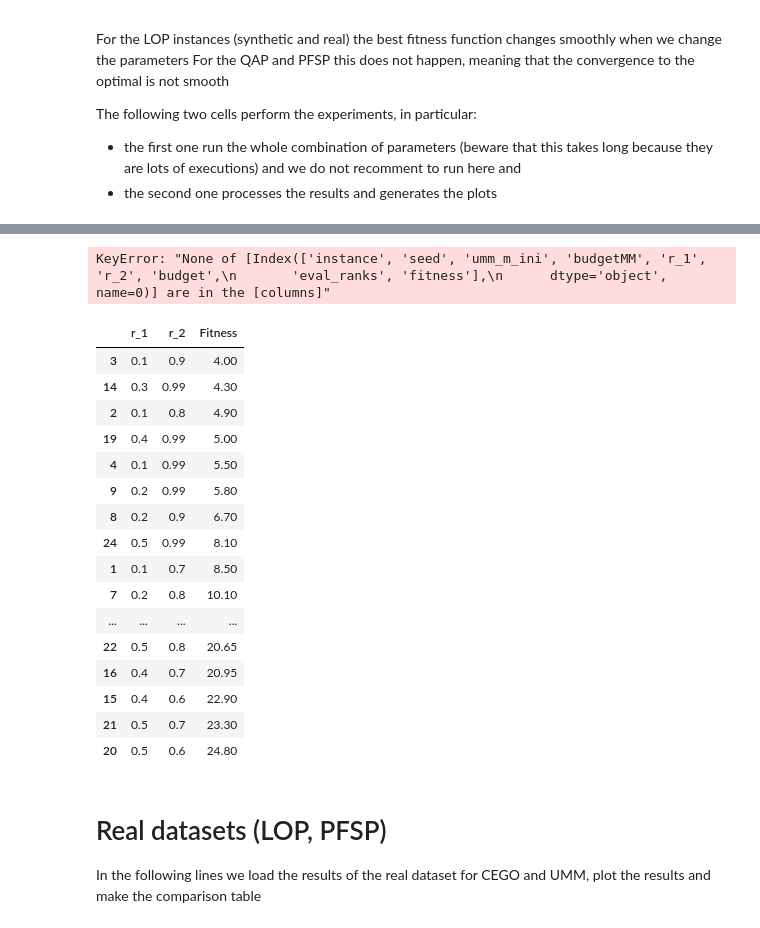
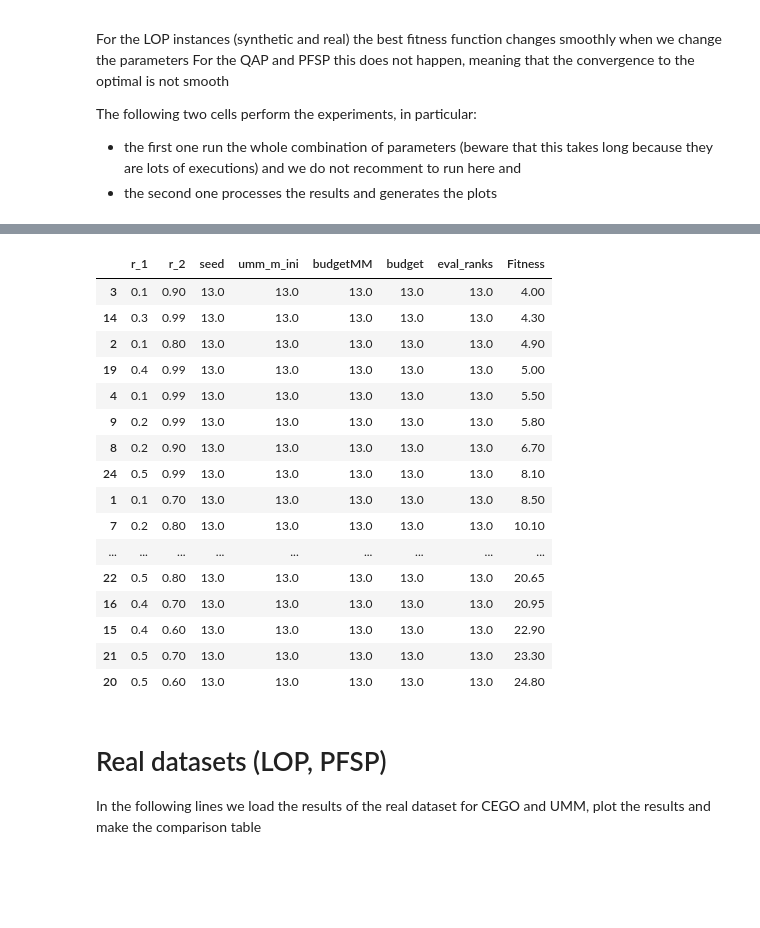
Before and after one commit to ekhiru/BB_optim, a Jupyter notebook: 2-An intro to UMM.ipynb, the cells around one changed output, grey strips where cells are left out. Saved outputs shown, nothing was run; the diff lists cells and outputs as text; code cells hidden in the pictures; blank space fills up the shorter version.

```diff
--- a/2-An intro to UMM.ipynb
+++ b/2-An intro to UMM.ipynb
@@ -88,45 +71,28 @@ ValueError: zero-size array to reduction operation minimum which has no identity
-# %%
-df = pd.read_csv('results/m400-er0/tuning.csv', header=None, sep=',')
-df = df[0].str.split(',', expand=True)
-df.columns = df.iloc[0]
-df = df[1:]
-df = df[[  'instance',       'seed',  'umm_m_ini',   'budgetMM',        'r_1', 'r_2',     'budget', 'eval_ranks',    'fitness']]
-df['Fitness'] = df['fitness'].astype(float)
-df = df.drop('fitness',axis=1)
-for insta in ['lop/IO/N-t59d11xx', 'lop/SGB/N-sgb75.02', 'pfsp/rec13.txt','pfsp/rec19.txt' ]: #df.instance.drop_duplicates():
-  print(insta)
-  aux = df[df.instance==insta]
-  sns.heatmap(aux.pivot_table(index='r_1', columns='r_2', values='Fitness'), cmap="viridis")
-  plt.tight_layout()
-  plt.xlabel(r'$r_2$')
-  plt.ylabel(r'$r_1$')
-  plt.savefig('img/heatmap_' + insta.replace('/','_').replace('.','_') + '.pdf')
-  plt.show()
-# %% [output]
-KeyError: "None of [Index(['instance', 'seed', 'umm_m_ini', 'budgetMM', 'r_1', 'r_2', 'budget',\n       'eval_ranks', 'fitness'],\n      dtype='object', name=0)] are in the [columns]"
+# %%
+df = df[['instance', 'seed', 'umm_m_ini', 'budgetMM', 'r_1', 'r_2', 'budget',
+       'eval_ranks',      'Fitness']]
 # %%
 gr = df.groupby(['instance','r_1','r_2']).mean()#.reset_index()
-gr = gr.drop('LOP-synthetic')
 gr = gr.groupby('instance').rank()#.to_csv('ranks.csv')
 gr.groupby(['r_1','r_2']).mean().reset_index().sort_values(by='Fitness')
 # %% [output]
-|  | r_1 | r_2 | Fitness |
-| 3 | 0.1 | 0.9 | 4.00 |
-| 14 | 0.3 | 0.99 | 4.30 |
-| 2 | 0.1 | 0.8 | 4.90 |
-| 19 | 0.4 | 0.99 | 5.00 |
-| 4 | 0.1 | 0.99 | 5.50 |
-| 9 | 0.2 | 0.99 | 5.80 |
-| 8 | 0.2 | 0.9 | 6.70 |
-| 24 | 0.5 | 0.99 | 8.10 |
-| 1 | 0.1 | 0.7 | 8.50 |
-| 7 | 0.2 | 0.8 | 10.10 |
-| ... | ... | ... | ... |
-| 22 | 0.5 | 0.8 | 20.65 |
-| 16 | 0.4 | 0.7 | 20.95 |
-| 15 | 0.4 | 0.6 | 22.90 |
-| 21 | 0.5 | 0.7 | 23.30 |
-| 20 | 0.5 | 0.6 | 24.80 |
+|  | r_1 | r_2 | seed | umm_m_ini | budgetMM | budget | eval_ranks | Fitness |
+| 3 | 0.1 | 0.90 | 13.0 | 13.0 | 13.0 | 13.0 | 13.0 | 4.00 |
+| 14 | 0.3 | 0.99 | 13.0 | 13.0 | 13.0 | 13.0 | 13.0 | 4.30 |
+| 2 | 0.1 | 0.80 | 13.0 | 13.0 | 13.0 | 13.0 | 13.0 | 4.90 |
+| 19 | 0.4 | 0.99 | 13.0 | 13.0 | 13.0 | 13.0 | 13.0 | 5.00 |
+| 4 | 0.1 | 0.99 | 13.0 | 13.0 | 13.0 | 13.0 | 13.0 | 5.50 |
+| 9 | 0.2 | 0.99 | 13.0 | 13.0 | 13.0 | 13.0 | 13.0 | 5.80 |
+| 8 | 0.2 | 0.90 | 13.0 | 13.0 | 13.0 | 13.0 | 13.0 | 6.70 |
+| 24 | 0.5 | 0.99 | 13.0 | 13.0 | 13.0 | 13.0 | 13.0 | 8.10 |
+| 1 | 0.1 | 0.70 | 13.0 | 13.0 | 13.0 | 13.0 | 13.0 | 8.50 |
+| 7 | 0.2 | 0.80 | 13.0 | 13.0 | 13.0 | 13.0 | 13.0 | 10.10 |
+| ... | ... | ... | ... | ... | ... | ... | ... | ... |
+| 22 | 0.5 | 0.80 | 13.0 | 13.0 | 13.0 | 13.0 | 13.0 | 20.65 |
+| 16 | 0.4 | 0.70 | 13.0 | 13.0 | 13.0 | 13.0 | 13.0 | 20.95 |
+| 15 | 0.4 | 0.60 | 13.0 | 13.0 | 13.0 | 13.0 | 13.0 | 22.90 |
+| 21 | 0.5 | 0.70 | 13.0 | 13.0 | 13.0 | 13.0 | 13.0 | 23.30 |
+| 20 | 0.5 | 0.60 | 13.0 | 13.0 | 13.0 | 13.0 | 13.0 | 24.80 |
 # %% [markdown]
 # Real datasets (LOP, PFSP)
 In the following lines we load the results of the real dataset for CEGO and UMM, plot the results and make the comparison table
```
Also changed, not shown: parts of 1 cell of this notebook, 5 other files.
